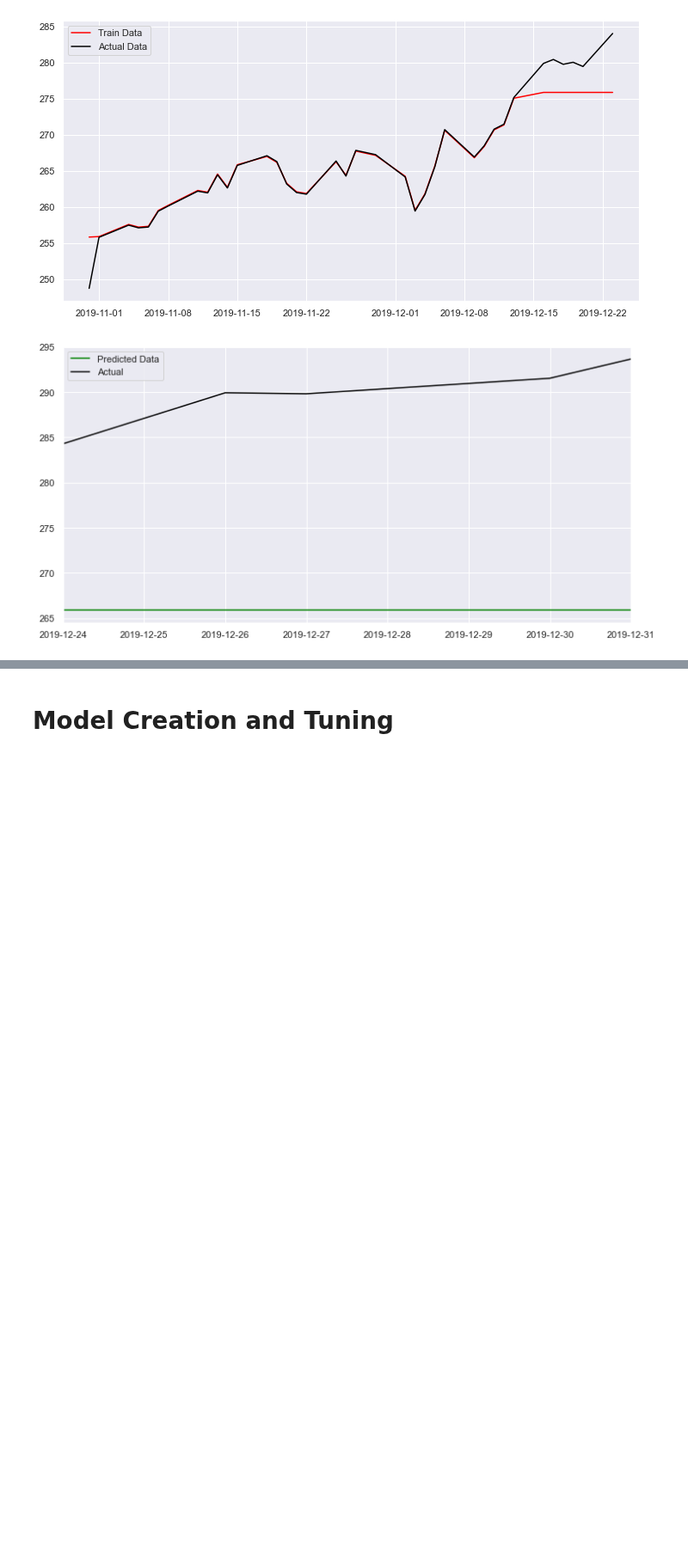
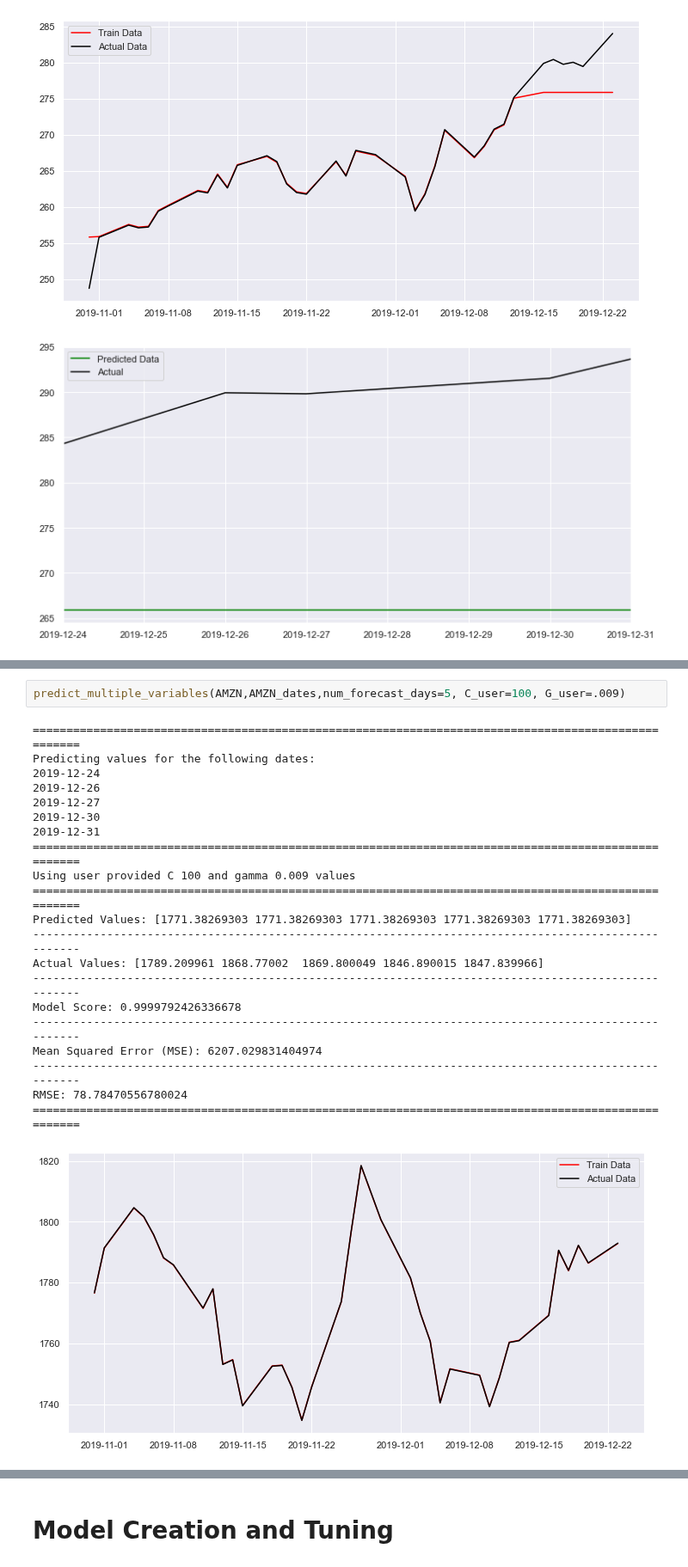
Before and after one commit to tedsmoore/njit-ml-project-spring-2020, a Jupyter notebook: notebooks/a-final-notebook.ipynb, the cells around one changed output, grey strips where cells are left out. Shown at 86% size. Saved outputs shown, nothing was run; the diff lists cells and outputs as text; blank space fills up the shorter version.

```diff
--- a/notebooks/a-final-notebook.ipynb
+++ b/notebooks/a-final-notebook.ipynb
@@ -392,0 +397,24 @@ RMSE: 24.176754200056816
+# %%
+predict_multiple_variables(AMZN,AMZN_dates,num_forecast_days=5, C_user=100, G_user=.009)
+# %% [output]
+====================================================================================================
+Predicting values for the following dates:
+2019-12-24
+2019-12-26
+2019-12-27
+2019-12-30
+2019-12-31
+====================================================================================================
+Using user provided C 100 and gamma 0.009 values
+====================================================================================================
+Predicted Values: [1771.38269303 1771.38269303 1771.38269303 1771.38269303 1771.38269303]
+----------------------------------------------------------------------------------------------------
+Actual Values: [1789.209961 1868.77002  1869.800049 1846.890015 1847.839966]
+----------------------------------------------------------------------------------------------------
+Model Score: 0.9999792426336678
+----------------------------------------------------------------------------------------------------
+Mean Squared Error (MSE): 6207.029831404974
+----------------------------------------------------------------------------------------------------
+RMSE: 78.78470556780024
+====================================================================================================
+[figure, added]
```
Also changed, not shown: parts of 4 cells of this notebook.
